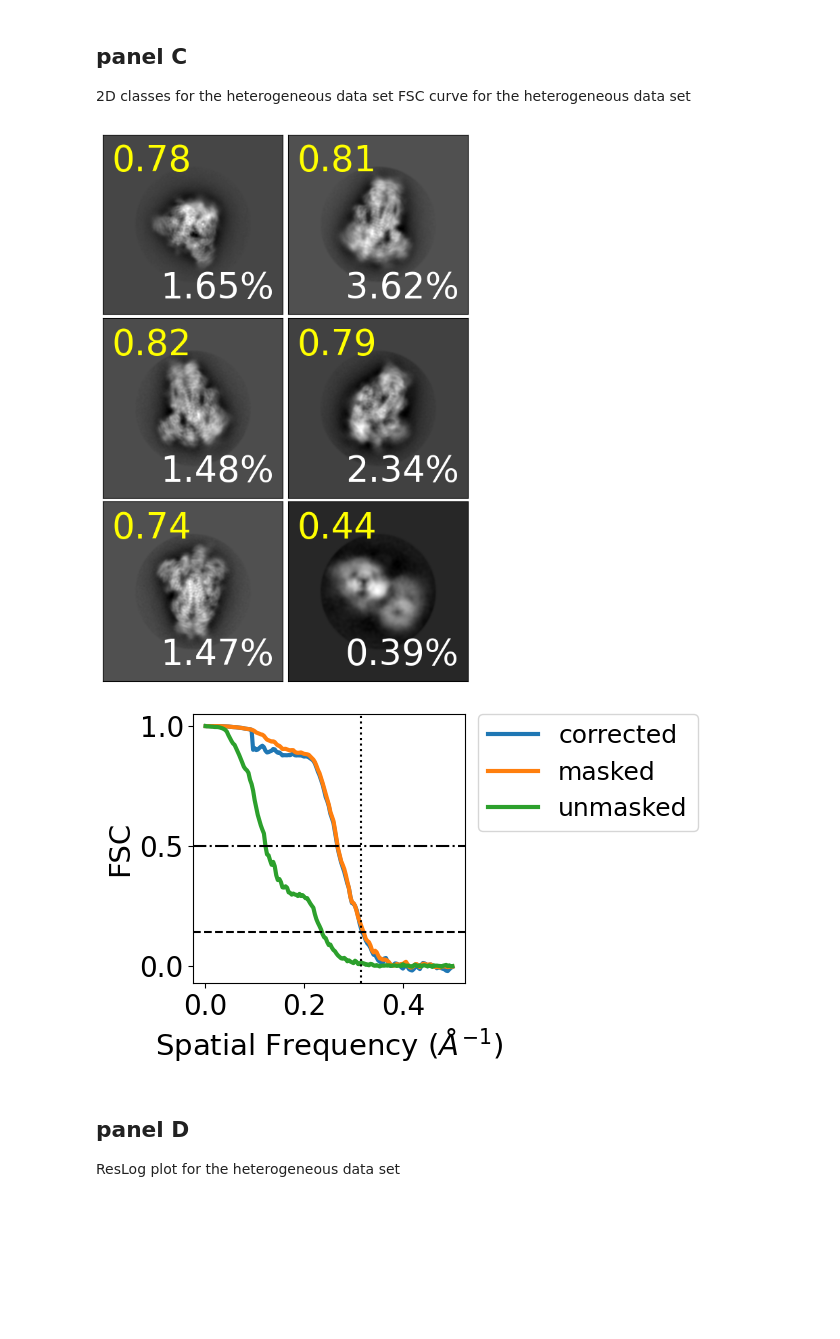
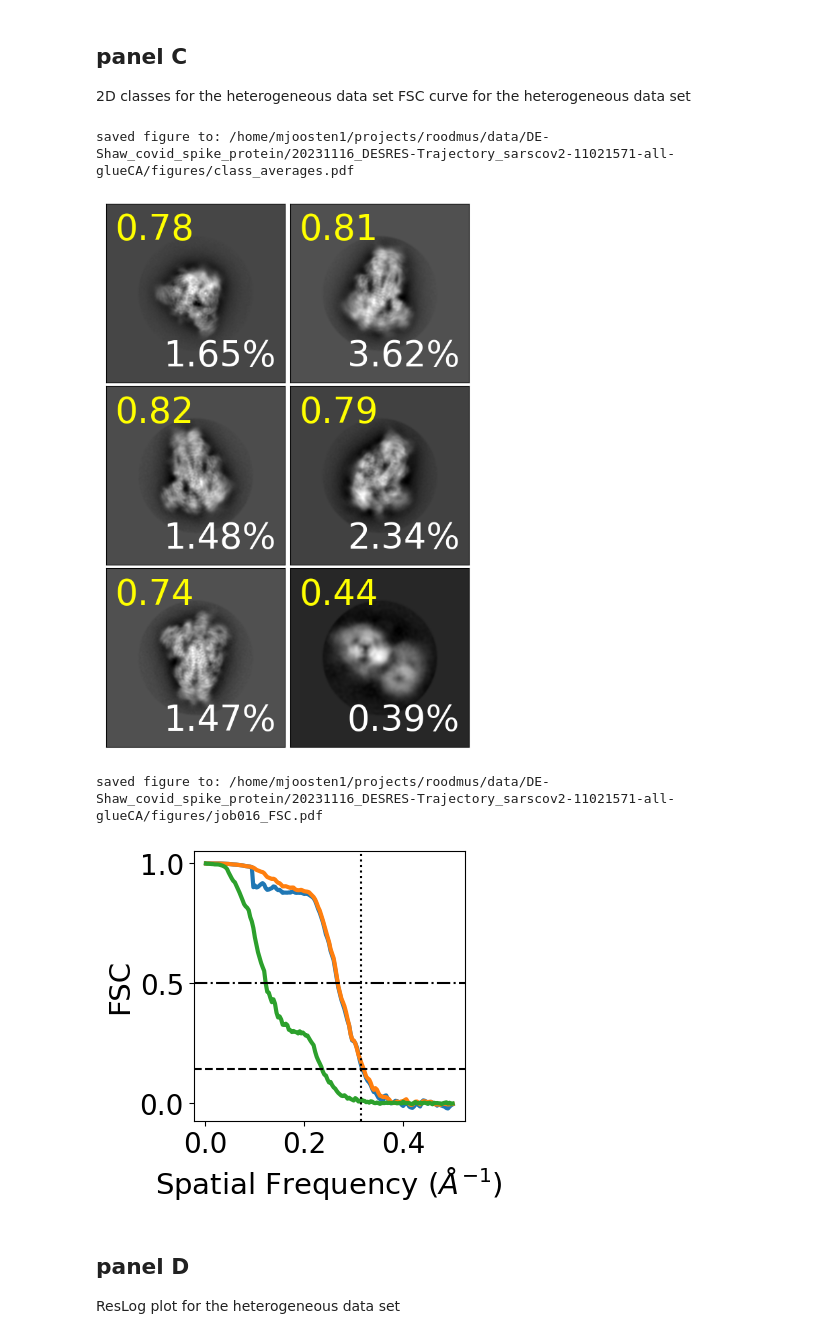
Before and after one commit to ccpem/roodmus, a Jupyter notebook: paper/figure_2.ipynb, the cells around one changed output. Saved outputs shown, nothing was run; the diff lists cells and outputs as text; code cells hidden in the pictures; blank space fills up the shorter version.

Commit message:
updated figure 2 plotting

```diff
--- a/paper/figure_2.ipynb
+++ b/paper/figure_2.ipynb
@@ -239,7 +245,6 @@ B-factor masked: 17.77854567793456
 2D classes for the heterogeneous data set
 FSC curve for the heterogeneous data set
 # %%
-# parameters
 project_dir = "/home/mjoosten1/projects/roodmus/data/DE-Shaw_covid_spike_protein/20231116_DESRES-Trajectory_sarscov2-11021571-all-glueCA"
 figures_dir = os.path.join(project_dir, "figures")
 class_averages = os.path.join(project_dir, "Class2D", "job058", "run_it025_classes.mrcs")
@@ -279,9 +284,11 @@ for i, row in df.iterrows():
 # remove spacing between subplots
 plt.subplots_adjust(wspace=0.02, hspace=0.02)
 
-fig.savefig(os.path.join(figures_dir, "class_averages.pdf"), bbox_inches='tight')
+# fig.savefig(os.path.join(figures_dir, "class_averages.pdf"), bbox_inches='tight')
+print(f"saved figure to: {os.path.join(figures_dir, 'class_averages.pdf')}")
 # %% [output]
+saved figure to: /home/mjoosten1/projects/roodmus/data/DE-Shaw_covid_spike_protein/20231116_DESRES-Trajectory_sarscov2-11021571-all-glueCA/figures/class_averages.pdf
-[figure, old version]
+[figure, new version]
 # %%
 project_dir = "/home/mjoosten1/projects/roodmus/data/DE-Shaw_covid_spike_protein/20231116_DESRES-Trajectory_sarscov2-11021571-all-glueCA"
 figures_dir = os.path.join(project_dir, "figures")
@@ -297,36 +304,40 @@ rlnFourierShellCorrelationParticleMaskFraction = fsc_cif.find_loop("_rlnFourierS
 rlnFourierShellCorrelationUnmaskedMaps = fsc_cif.find_loop("_rlnFourierShellCorrelationUnmaskedMaps")
 rlnFourierShellCorrelationMaskedMaps = fsc_cif.find_loop("_rlnFourierShellCorrelationMaskedMaps")
 rlnCorrectedFourierShellCorrelationPhaseRandomizedMaskedMaps = fsc_cif.find_loop("_rlnCorrectedFourierShellCorrelationPhaseRandomizedMaskedMaps")
 
 df = pd.DataFrame({
     "resolution": rlnResolution,
     "fsc": rlnFourierShellCorrelationCorrected,
     "fsc_masked": rlnFourierShellCorrelationMaskedMaps,
     "fsc_unmasked": rlnFourierShellCorrelationUnmaskedMaps,
     "fsc_masked_random": rlnCorrectedFourierShellCorrelationPhaseRandomizedMaskedMaps,
     "fsc_masked_fraction": rlnFourierShellCorrelationParticleMaskFraction,
 })
 
 # convert all columns to float
 for column in df.columns:
     df[column] = df[column].astype(float)
 
 fig, ax = plt.subplots(figsize=(3.5, 3.5))
 sns.lineplot(x="resolution", y="fsc", data=df, ax=ax, legend=True, label="corrected", linewidth=3)
 sns.lineplot(x="resolution", y="fsc_masked", data=df, ax=ax, legend=True, label="masked", linewidth=3)
 sns.lineplot(x="resolution", y="fsc_unmasked", data=df, ax=ax, legend=True, label="unmasked", linewidth=3)
 ax.axhline(0.143, color="black", linestyle="--")
 ax.axhline(0.5, color="black", linestyle="-.")
 ax.axvline(1/resolution, color="black", linestyle="dotted")
 ax.set_xlabel("Spatial Frequency ($\AA^{-1}$)", fontsize=21)
 ax.set_ylabel("FSC", fontsize=21)
 # ax.set_ylim((-0.1, 1.25))
 # change the fontsize of the ticks and the legend
 ax.tick_params(axis='both', which='major', labelsize=20)
-ax.legend(fontsize=18, bbox_to_anchor=(1.05, 1), loc=2, borderaxespad=0.)
-fig.savefig(os.path.join(figures_dir, f"{job}_FSC.pdf"), bbox_inches="tight")
+# ax.legend(fontsize=18, bbox_to_anchor=(1.05, 1), loc=2, borderaxespad=0.)
+ax.legend().remove()
+
+# fig.savefig(os.path.join(figures_dir, f"{job}_FSC.pdf"), bbox_inches="tight")
+print(f"saved figure to: {os.path.join(figures_dir, f'{job}_FSC.pdf')}")
 # %% [output]
+saved figure to: /home/mjoosten1/projects/roodmus/data/DE-Shaw_covid_spike_protein/20231116_DESRES-Trajectory_sarscov2-11021571-all-glueCA/figures/job016_FSC.pdf
-[figure, old version]
+[figure, new version]
 # %% [markdown]
 ## panel D
 ResLog plot for the heterogeneous data set
```
Also changed, not shown: parts of 8 cells of this notebook.
